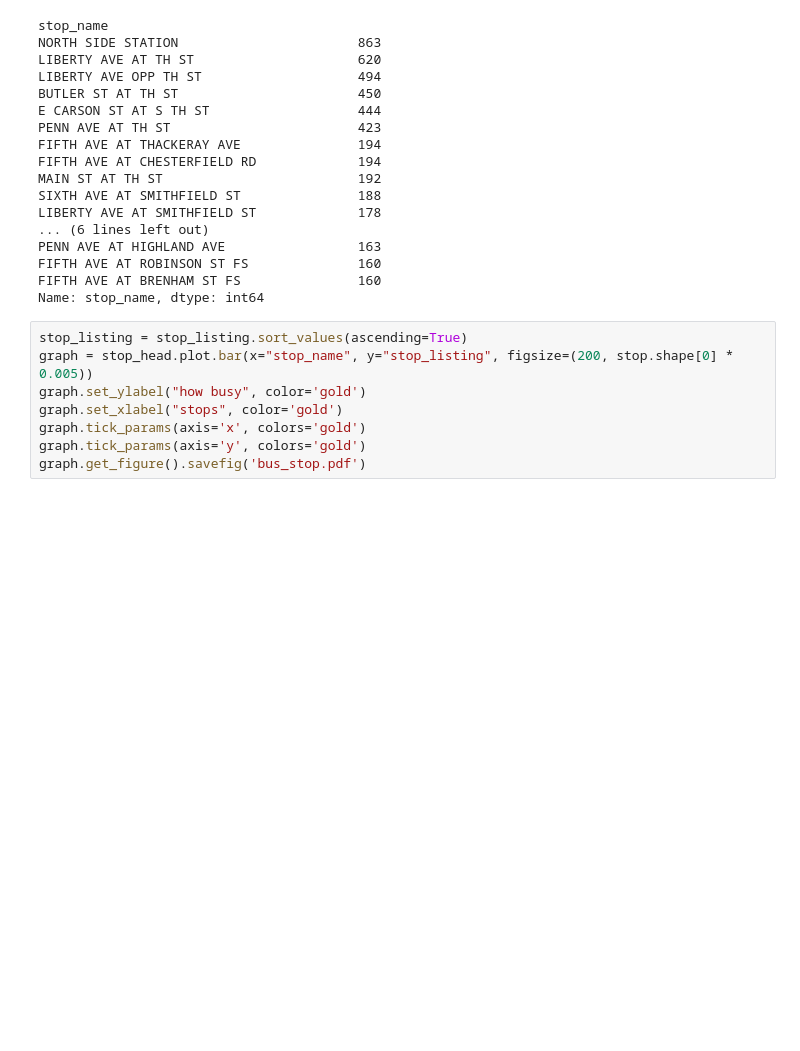
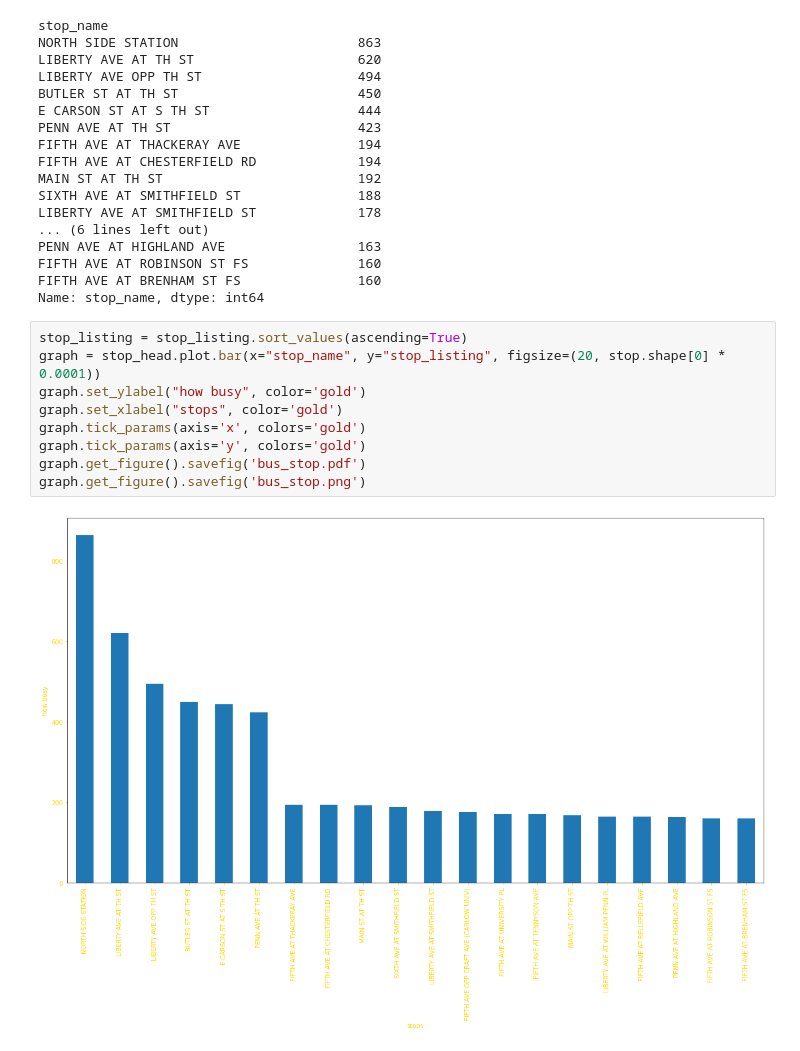
Before and after one commit to fluxcapacitor88mph/CMPINF0010_FinalProjectGroup32, a Jupyter notebook: bus_stop.ipynb, the cells around one changed output. Drawn from its saved outputs; the diff is of its cells as text; blank space fills up the shorter version.

Commit message:
bus_stop.png

```diff
--- a/bus_stop.ipynb
+++ b/bus_stop.ipynb
@@ -127,9 +127,12 @@ FIFTH AVE AT BRENHAM ST FS               160
 Name: stop_name, dtype: int64
 # %%
 stop_listing = stop_listing.sort_values(ascending=True)
-graph = stop_head.plot.bar(x="stop_name", y="stop_listing", figsize=(200, stop.shape[0] * 0.005))
+graph = stop_head.plot.bar(x="stop_name", y="stop_listing", figsize=(20, stop.shape[0] * 0.0001))
 graph.set_ylabel("how busy", color='gold')
 graph.set_xlabel("stops", color='gold')
 graph.tick_params(axis='x', colors='gold')
 graph.tick_params(axis='y', colors='gold')
 graph.get_figure().savefig('bus_stop.pdf')
+graph.get_figure().savefig('bus_stop.png')
+# %% [output]
+[figure, added]
```
Also changed, not shown: 3 other files.
